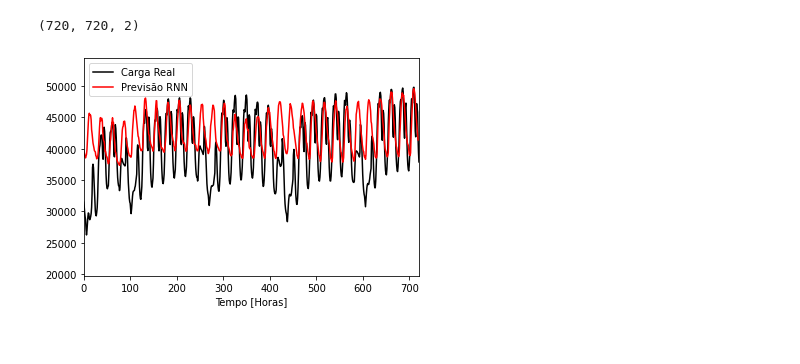
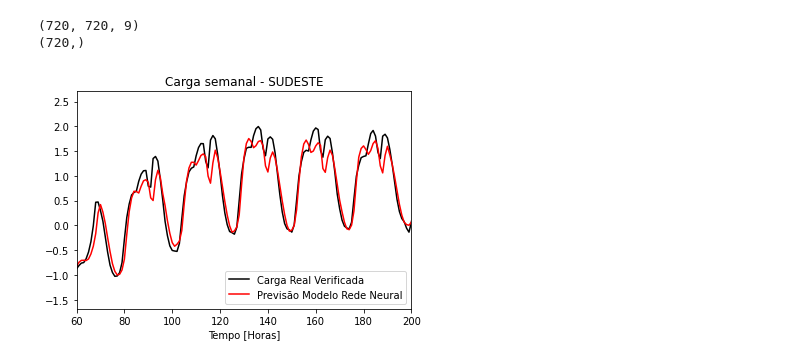
Before and after one commit to Abonvicine/ESTUDOS---Gerais, a Jupyter notebook: TG_Previsão_de_carga.ipynb, the cells around one changed output. Cells and saved outputs as stored; diff of their text form; code cells hidden in the pictures.

```diff
--- a/TG_Previsão_de_carga.ipynb
+++ b/TG_Previsão_de_carga.ipynb
@@ -89,6 +135,7 @@ diasAnteriores = 30*24
 # %%
 carga = []
 temp = []
+vetorDiaSemana = []
 previsores = []
 valorReal = []
 batch = []
@@ -96,8 +143,9 @@ batch = []
 for i in range(diasAnteriores,len(base)):
     carga = base[(i - diasAnteriores):i,5]
     temp = base[(i+1 - diasAnteriores):i+1,4]
+    vetorDiaSemana = base[(i+1 - diasAnteriores):i+1,6:]
 
-    batch = np.column_stack((carga,temp))
+    batch = np.column_stack((carga,temp,vetorDiaSemana))
 
     previsores.append(batch)
     valorReal.append(base[i, 5])
@@ -142,5 +245,5 @@ model.fit(previsores, valorReal, epochs = 100, batch_size = 32, callbacks=[es,rl
 # %%
-model = keras.models.load_model('/content/pesos-2021-02-02.h5')
+model = keras.models.load_model('/content/pesos-2021-02-10.h5') # carrega modelo pré-treinado (OPCIONAL)
 # %%
 model.summary()
 # %% [output]
@@ -186,0 +273,9 @@ array([31475.9, 30848.3, 29885.6, ..., 47910.1, 46934.1, 45655.1])
+# %%
+historicoTeste = basePreprocessing(historicoCargaTeste, historicoTemperaturaTeste)
+
+historicoTeste, _ , _ = baseNormalizer(historicoTeste,
+                                        StandardScaler(),
+                                        normalize_fit=True)
+
+valorRealTeste = historicoTeste.iloc[:, 4].values
+valorRealTeste
@@ -211,18 +319,24 @@ entradas.shape
 # %%
 X_teste = []
+Y_teste = []
+for i in range(len(entradas) - diasAnteriores,len(entradas)):
+    cargaTeste = entradas[(i - diasAnteriores):i,4]
+    cargaVerificada = entradas[i,4]
+    tempTeste = entradas[(i+1 - diasAnteriores):i+1,5]
+    vetorDiaSemana = entradas[(i+1 - diasAnteriores):i+1,6:]
 
-for i in range(len(entradas) - diasAnteriores,len(entradas)):
-    cargaTeste = entradas[(i - diasAnteriores):i,5]
-    tempTeste = entradas[(i+1 - diasAnteriores):i+1,4]
-
-    batchTeste = np.column_stack((cargaTeste,tempTeste))
+    batchTeste = np.column_stack((cargaTeste,tempTeste,vetorDiaSemana))
 
     X_teste.append(batchTeste)
+    Y_teste.append(cargaVerificada)
 
 X_teste = np.array(X_teste)
-X_teste.shape
+Y_teste = np.array(Y_teste)
+print(X_teste.shape)
+print(Y_teste.shape)
 # %% [output]
-(720, 720, 2)
+(720, 720, 9)
+(720,)
 # %%
 previsoes = model.predict(X_teste)
 # %%
@@ -231,12 +347,13 @@ previsoes = normalizadorCarga.inverse_transform(previsoes)
 previsoes
 # %%
 axes = plt.gca()
-axes.set_xlim([0,720])
-plt.plot(Y_teste[:], color = "black", label = "Carga Real")
-plt.plot(previsoes[:], color = "red", label = "Previsão RNN")
+axes.set_xlim([60,200])
+plt.plot(Y_teste[:], color = "black", label = "Carga Real Verificada")
+plt.plot(previsoes[:], color = "red", label = "Previsão Modelo Rede Neural")
+plt.title("Carga semanal - SUDESTE")
 plt.xlabel("Tempo [Horas]")
 plt.ylabel("")
 plt.legend()
 plt.show()
 # %% [output]
-[figure, old version]
+[figure, new version]
```
Also changed, not shown: parts of 23 cells of this notebook.
